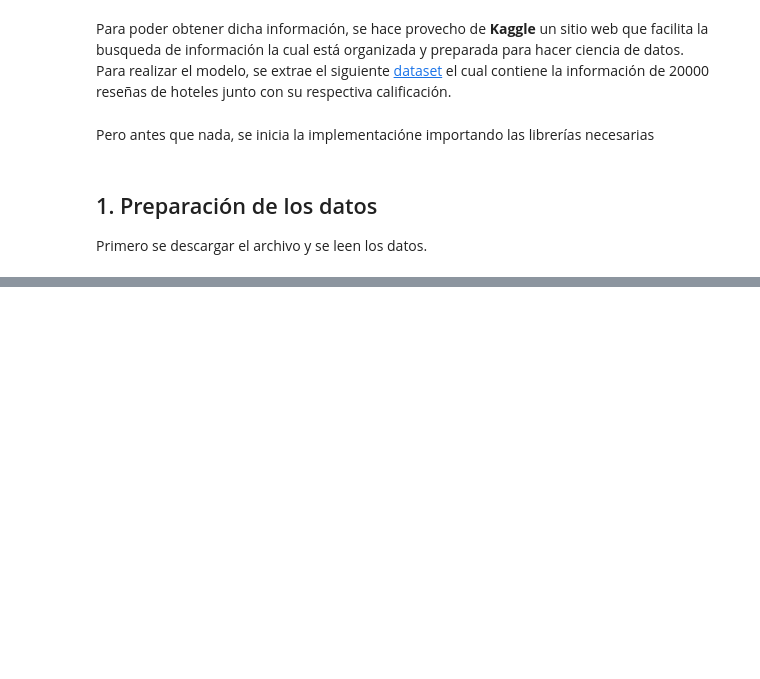
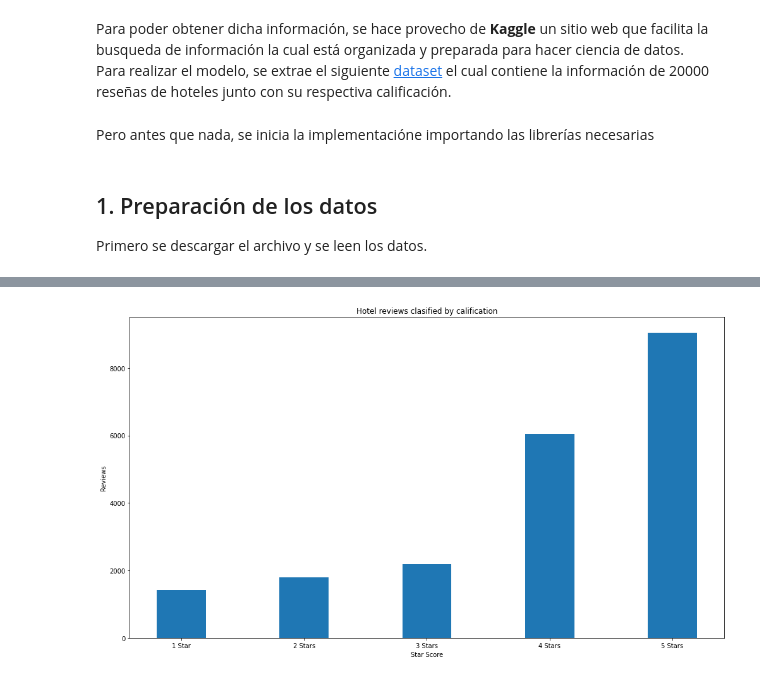
Before and after one commit to jsmontoyaco/Sistemas-Inteligentes-Proyecto-Final, a Jupyter notebook: TripAdvisor Neuronal Network.ipynb, the cells around one changed output, grey strips where cells are left out. Cells and saved outputs as stored; diff of their text form; code cells hidden in the pictures; blank space fills up the shorter version.

Commit message:
Data Analysis tools Implemented
Implemented an plotting views to see the main features of the dataset. Try to implement a failed neuronal network.

```diff
--- a/TripAdvisor Neuronal Network.ipynb
+++ b/TripAdvisor Neuronal Network.ipynb
@@ -38,10 +47,15 @@ Primero se descargar el archivo y se leen los datos.
 remove_punct=str.maketrans('','',string.punctuation)
 ws = []
 ys = []
+cw = []
 with open("tripadvisor_hotel_reviews.csv", mode="r", encoding='utf-8', errors='ignore') as f:
   f = csv.reader(f, delimiter=',')
   for l in tqdm(f):
-      words = line[0].translate(remove_punct).lower().split()
-      y = int(line[1])
-      ws.append(words)
-      ys.append(y)
+    words = l[0].translate(remove_punct).lower().split()
+    cw.append(l[0].translate(remove_punct).lower())
+    y = int(l[1])
+    ws.append(words)
+    ys.append(y)
+
+ys = np.array(ys)
+cw = np.array(cw)
@@ -47,0 +79,15 @@ with open("tripadvisor_hotel_reviews.csv", mode="r", encoding='utf-8', errors='i
+# %%
+labels=['1 Star', '2 Stars', '3 Stars', '4 Stars', '5 Stars']
+x = np.arange(len(labels))+1
+plotdata = np.bincount(np.array(ys))[1:]
+fig, ax = plt.subplots(figsize=(14,8))
+ax.bar(x, plotdata, width=0.4)
+ax.set_ylabel('Reviews')
+ax.set_xlabel('Star Score')
+ax.set_xticks(x)
+ax.set_xticklabels(labels)
+ax.set_title('Hotel reviews clasified by calification')
+fig.tight_layout()
+plt.show()
+# %% [output]
+[figure, added]
```
Also changed, not shown: parts of 28 cells of this notebook.
